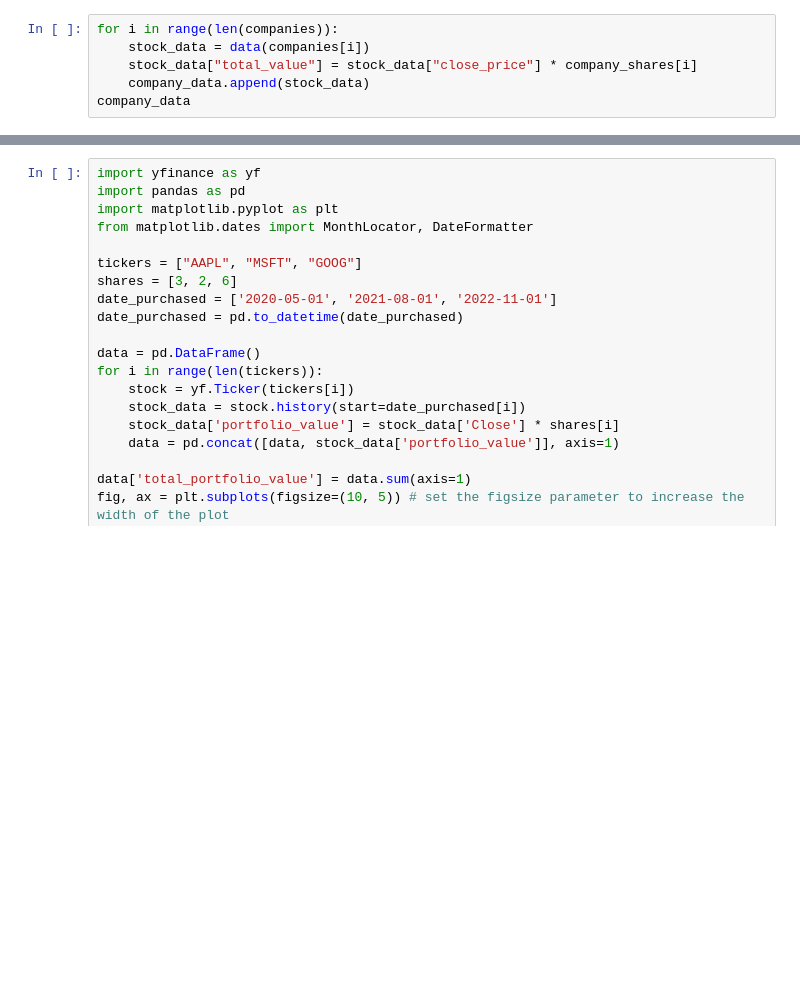
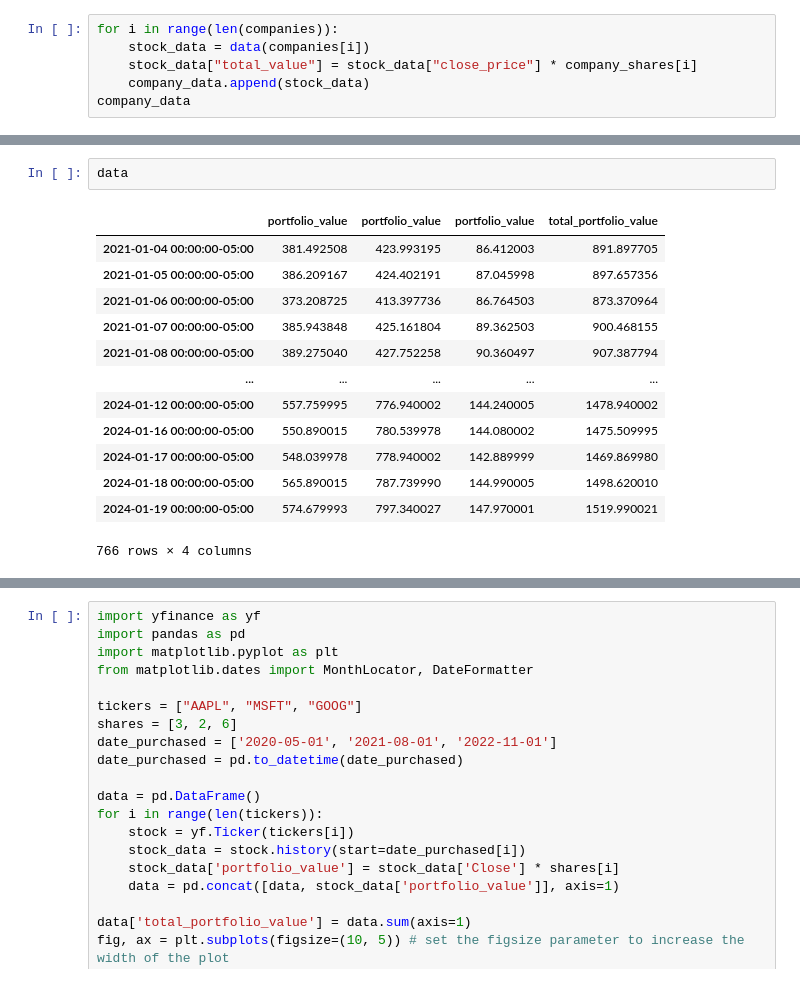
Before and after one commit to RuiGene/stock_search, a Jupyter notebook: x.ipynb, the cells around one changed output, grey strips where cells are left out. Saved outputs shown, nothing was run; the diff lists cells and outputs as text; blank space fills up the shorter version.

```diff
--- a/x.ipynb
+++ b/x.ipynb
@@ -82,3 +82,19 @@ plt.show()
+# %%
+data
+# %% [output]
+|  | portfolio_value | portfolio_value | portfolio_value | total_portfolio_value |
+| 2021-01-04 00:00:00-05:00 | 381.492508 | 423.993195 | 86.412003 | 891.897705 |
+| 2021-01-05 00:00:00-05:00 | 386.209167 | 424.402191 | 87.045998 | 897.657356 |
+| 2021-01-06 00:00:00-05:00 | 373.208725 | 413.397736 | 86.764503 | 873.370964 |
+| 2021-01-07 00:00:00-05:00 | 385.943848 | 425.161804 | 89.362503 | 900.468155 |
+| 2021-01-08 00:00:00-05:00 | 389.275040 | 427.752258 | 90.360497 | 907.387794 |
+| ... | ... | ... | ... | ... |
+| 2024-01-12 00:00:00-05:00 | 557.759995 | 776.940002 | 144.240005 | 1478.940002 |
+| 2024-01-16 00:00:00-05:00 | 550.890015 | 780.539978 | 144.080002 | 1475.509995 |
+| 2024-01-17 00:00:00-05:00 | 548.039978 | 778.940002 | 142.889999 | 1469.869980 |
+| 2024-01-18 00:00:00-05:00 | 565.890015 | 787.739990 | 144.990005 | 1498.620010 |
+| 2024-01-19 00:00:00-05:00 | 574.679993 | 797.340027 | 147.970001 | 1519.990021 |
+766 rows × 4 columns
 # %%
 import yfinance as yf
 import pandas as pd
```
Also changed, not shown: parts of 4 cells of this notebook, 1 other file.
